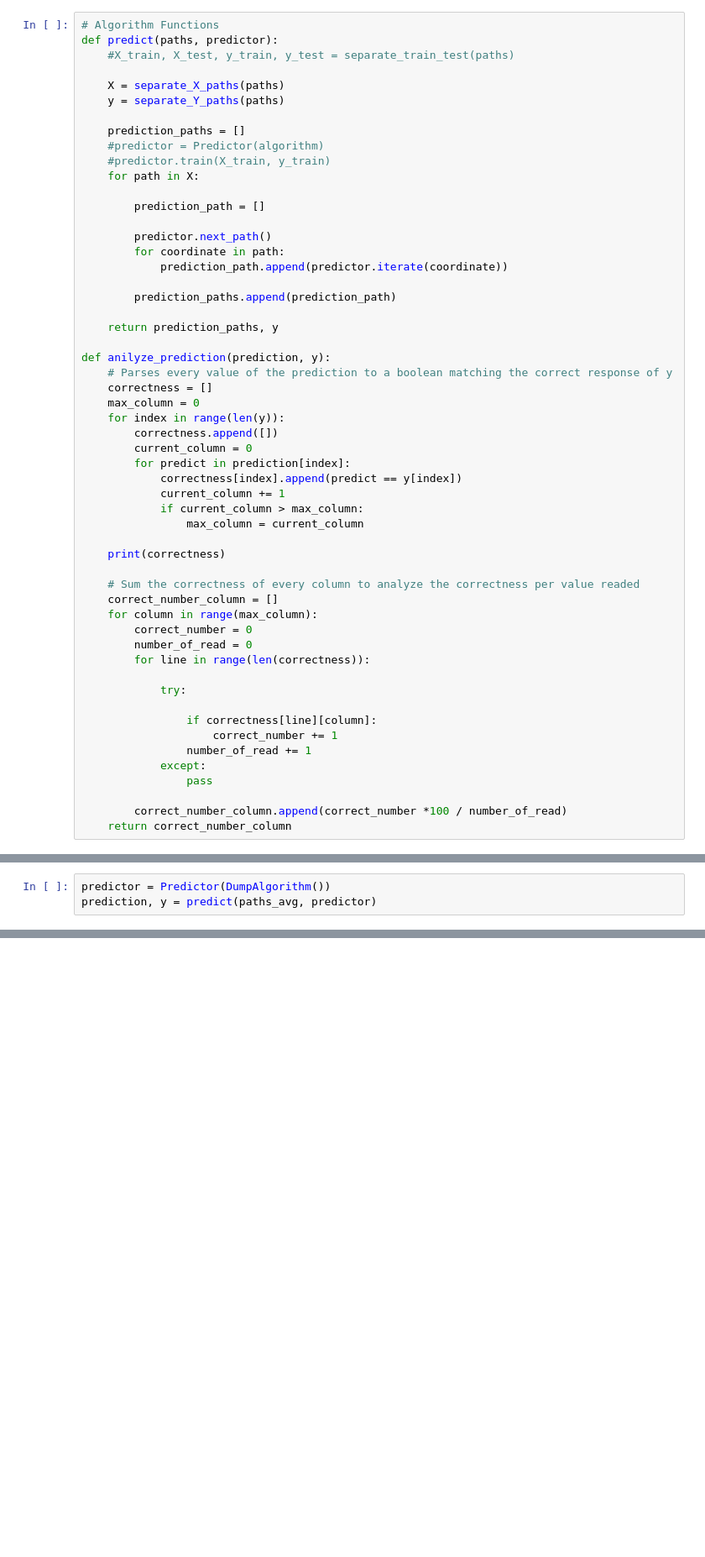
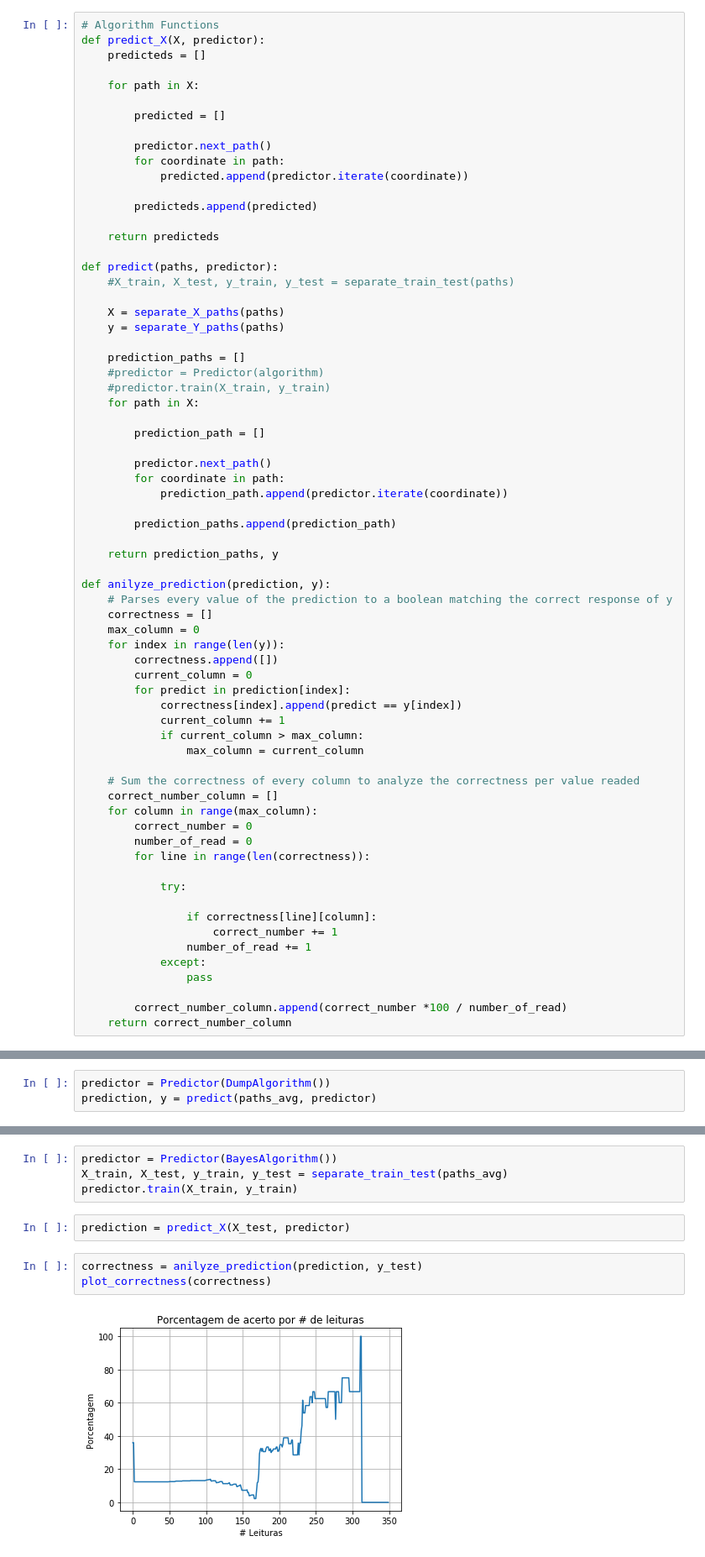
Before and after one commit to leo-alves-melo/busPredictor, a Jupyter notebook: dumpBusPredictor.ipynb, the cells around one changed output, grey strips where cells are left out. Shown: that part at 84% size. Cells and saved outputs as stored; diff of their text form; blank space fills up the shorter version.

```diff
--- a/dumpBusPredictor.ipynb
+++ b/dumpBusPredictor.ipynb
@@ -430,6 +466,21 @@ def separate_train_test(paths):
     return X_train, X_test, y_train, y_test
 # %%
 # Algorithm Functions
+def predict_X(X, predictor):
+    predicteds = []
+
+    for path in X:
+
+        predicted = []
+
+        predictor.next_path()
+        for coordinate in path:
+            predicted.append(predictor.iterate(coordinate))
+
+        predicteds.append(predicted)
+
+    return predicteds
+
 def predict(paths, predictor):
     #X_train, X_test, y_train, y_test = separate_train_test(paths)
 
@@ -464,8 +515,6 @@ def anilyze_prediction(prediction, y):
             if current_column > max_column:
                 max_column = current_column
 
-    print(correctness)
-
     # Sum the correctness of every column to analyze the correctness per value readed
     correct_number_column = []
     for column in range(max_column):
@@ -650,0 +698,11 @@ plot_correctness(correctness)
+# %%
+predictor = Predictor(BayesAlgorithm())
+X_train, X_test, y_train, y_test = separate_train_test(paths_avg)
+predictor.train(X_train, y_train)
+# %%
+prediction = predict_X(X_test, predictor)
+# %%
+correctness = anilyze_prediction(prediction, y_test)
+plot_correctness(correctness)
+# %% [output]
+[figure, added]
```
Also changed, not shown: parts of 7 cells of this notebook.
